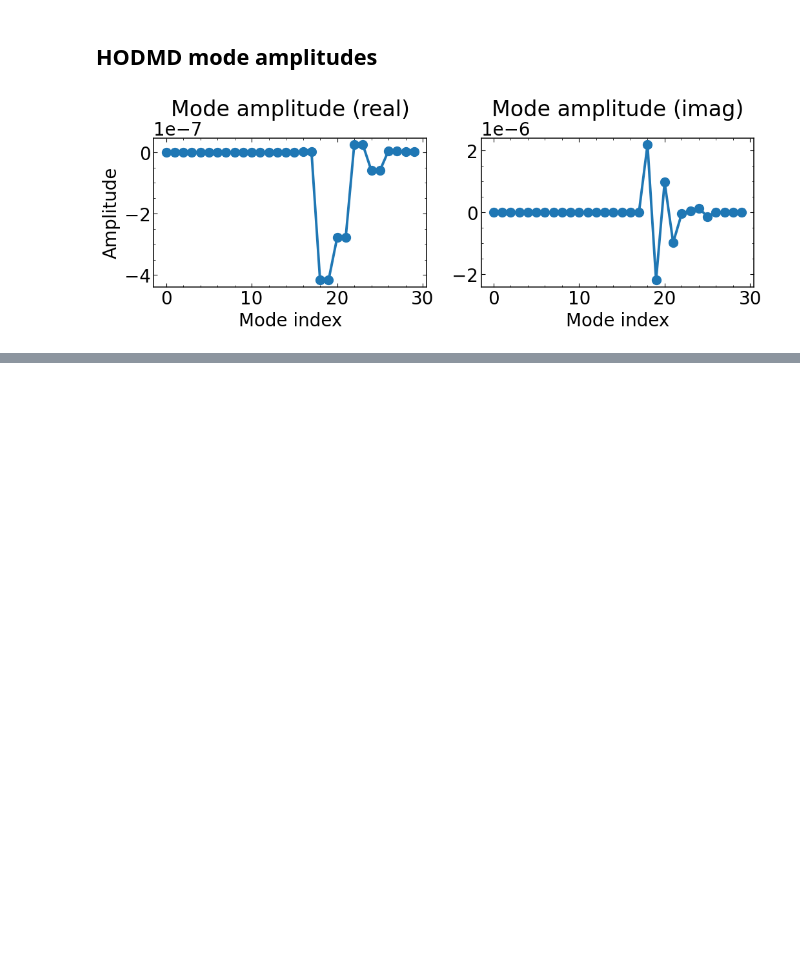
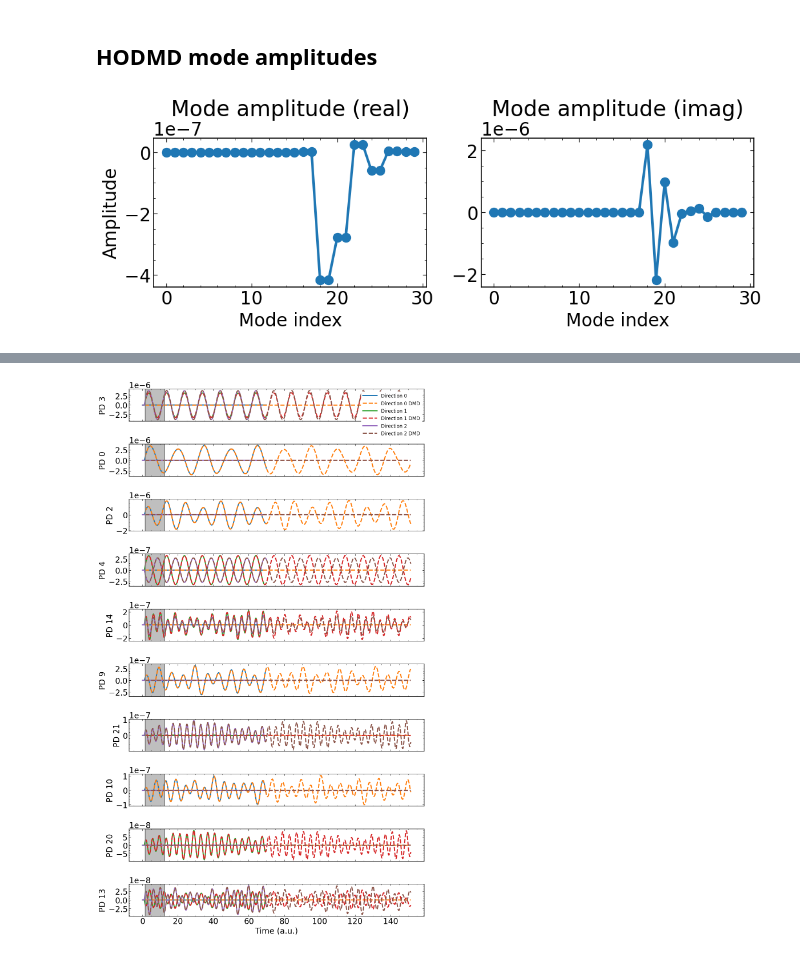
Before and after one commit to imaliyov/dmd, a Jupyter notebook: examples/example03-hodmd-rt-tddft.ipynb, the cells around one changed output, grey strips where cells are left out. Cells and saved outputs as stored; diff of their text form; code cells hidden in the pictures; blank space fills up the shorter version.

Commit message:
Extended DMD with Random Fourier Features  (#2)
* EDMD implementation and tests

* edmd_tools file added

* decreased tolerance

```diff
--- a/examples/example03-hodmd-rt-tddft.ipynb
+++ b/examples/example03-hodmd-rt-tddft.ipynb
@@ -504,0 +563,35 @@ plt.show()
+# %%
+nfirst = 10
+fig, axes = plt.subplots(nfirst, 1, figsize=(12, nfirst * 2), sharex=True)
+plt.subplots_adjust(hspace=0.05)
+
+time_array_extrap = np.arange(nsnap_extrap) * time_step + idmd_first * time_step
+
+for i in range(nfirst):
+
+    for idir in range(3):
+        if i==0:
+            label = f'Direction {idir}'
+        else:
+            label = None
+
+        axes[i].plot(time_array, time_data[idir, idx[i], :], label=label)
+        label_extrap = f'Direction {idir} DMD' if label is not None else None
+        axes[i].plot(time_array_extrap, time_data_extrap_EDMD[idir, idx[i], :], label=label_extrap, linestyle='--')
+
+    if i==0:
+        axes[i].legend(loc='upper right', edgecolor='white', framealpha=1.0, fontsize=12)
+
+    axes[i].set_ylabel(f'PD {idx[i]}')
+
+    # Gray region from idmd_first to idmd_first + ndmd with bounds
+    axes[i].axvline(idmd_first * time_step, color='gray', linestyle='-', lw=2.0)
+    axes[i].axvline((idmd_first + ndmd) * time_step, color='gray', linestyle='-', lw=2.0)
+    axes[i].axvspan(idmd_first * time_step, (idmd_first + ndmd) * time_step, color='gray', alpha=0.5)
+
+axes[-1].set_xlabel('Time (a.u.)')
+
+plt.tight_layout()
+plt.show()
+# %% [output]
+[figure, added]
```
Also changed, not shown: parts of 7 cells of this notebook, 11 other files.
